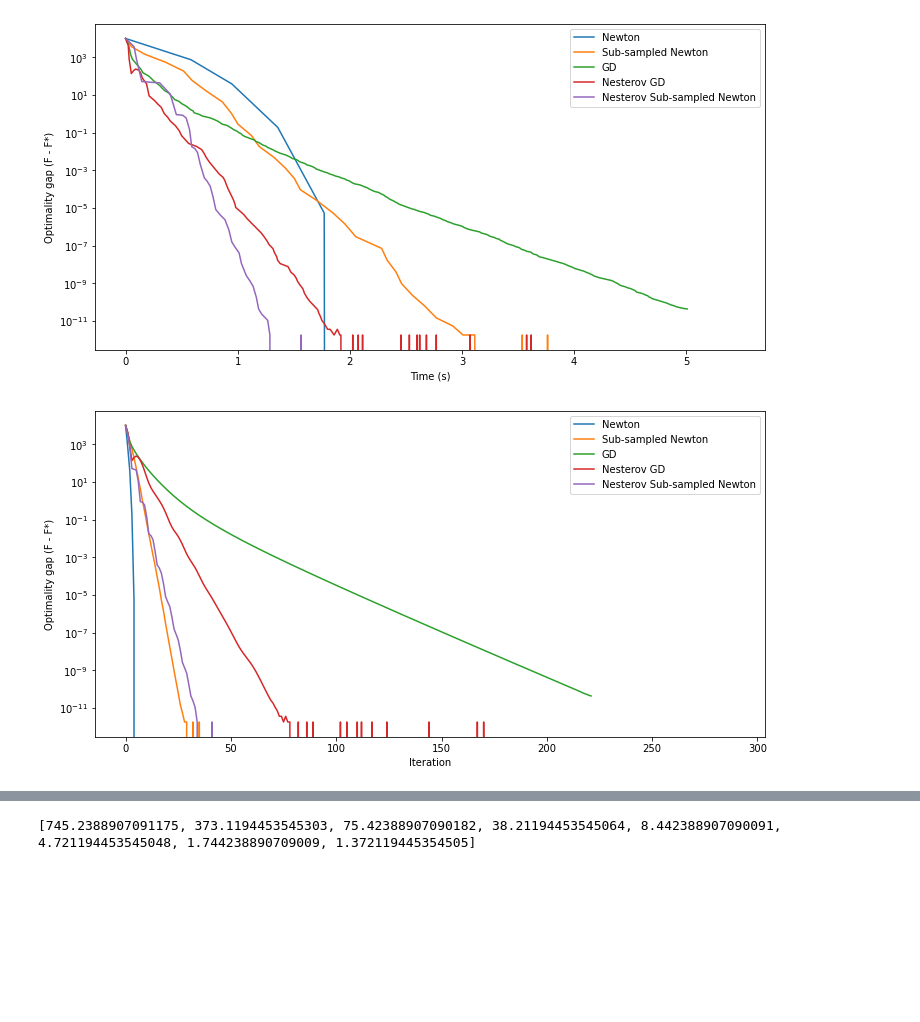
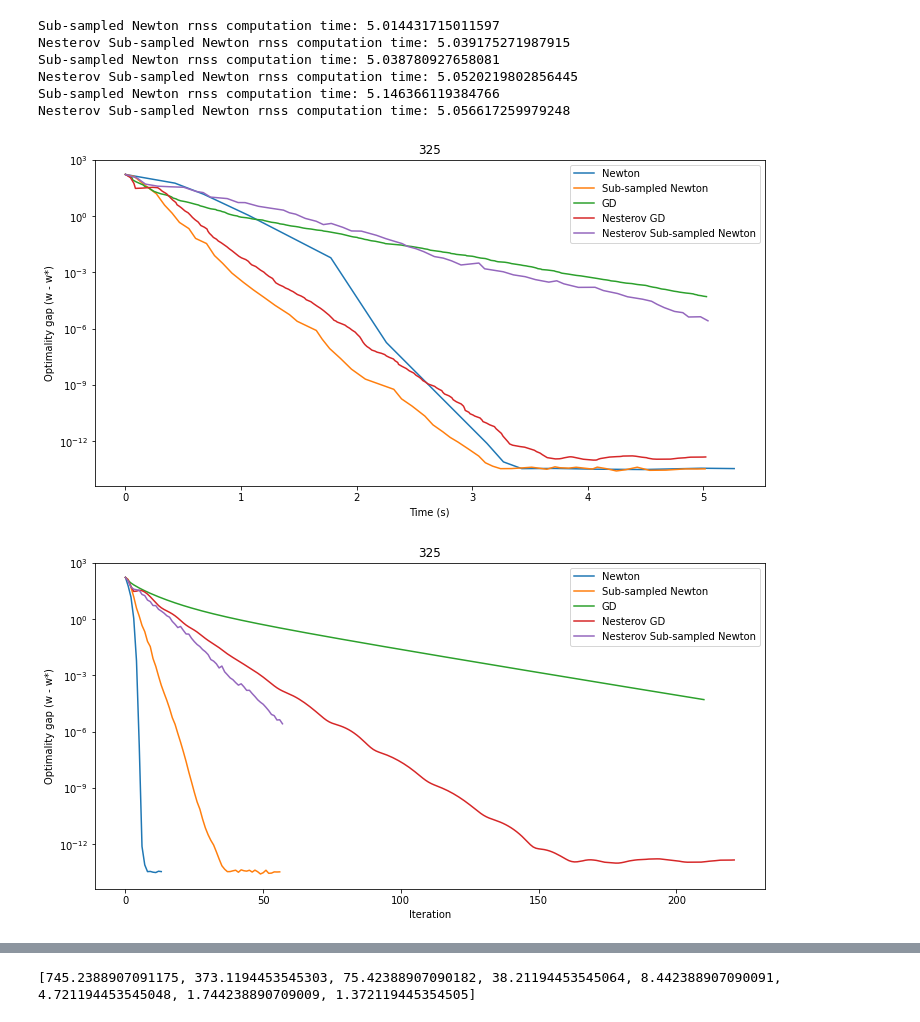
Before and after one commit to First529/Approximate-Newton, a Jupyter notebook: test_a9a.ipynb, the cells around one changed output, grey strips where cells are left out. Cells and saved outputs as stored; diff of their text form; code cells hidden in the pictures; blank space fills up the shorter version.

```diff
--- a/test_a9a.ipynb
+++ b/test_a9a.ipynb
@@ -22,10 +22,10 @@ A = A / np.sqrt((A**2).sum(axis=0))
 # %%
 rl = r.Ridge_Logistic_Regression(0.1)
 st = 5 # stop time
-ss = 20*d  # sampling size
+sss = [int(0.01 * n), int(0.05 * n), int(0.1 * n)]  # sampling size
 lambd = 0.1
 alpha = 0.5
-beta = 0.72
+beta = 0.71
 w, t = newton(A, b, np.zeros(d), rl, lambd, 1,  15)
 w_stars = w[len(t)-1]
 # %% [output]
@@ -33,7 +33,5 @@ Newton computation time: 15.04649305343628
 # %%
 w0, t0 = newton(A, b, np.zeros(d), rl, lambd, 1, st)
-w1, t1 = sub_sampled_newton_rnss(A, b, np.zeros(d), rl, lambd, alpha, st, ss)
 w2, t2 = gd(A, b, np.zeros(d), rl, lambd, alpha, st)
 w3, t3 = nesterov_gd(A, b, np.zeros(d), rl, lambd, alpha, beta, st)
-w4, t4 = nesterov_sub_sampled_newton_rnss(A, b, np.zeros(d), rl, lambd, alpha, beta, st, ss)
 # %% [output]
@@ -56,7 +41,25 @@ plot_graph(ts_iter, w_gaps, 'Iteration', 'Optimality gap (w - w*)')
-# %%
-f_gaps = compute_f_gaps(A, b, ws, ts, w_stars, rl)
-plot_graph(ts, f_gaps, 'Time (s)', 'Optimality gap (F - F*)')
-plot_graph(ts_iter, f_gaps, 'Iteration', 'Optimality gap (F - F*)')
-# %% [output]
-[figure, removed]
-[figure, removed]
+# %%
+for ss in sss:
+    w1, t1 = sub_sampled_newton_rnss(A, b, np.zeros(d), rl, lambd, 1, st, ss)
+    w4, t4 = nesterov_sub_sampled_newton_rnss(A, b, np.zeros(d), rl, lambd, 1, beta, st, ss)
+    ws = [w0,w1,w2,w3,w4]
+    ts = [t0,t1,t2,t3,t4]
+    ts_iters = [np.arange(len(t)) for t in ts]
+
+    w_gaps = compute_w_gaps(ws, ts, w_stars)
+    plot_graph(ts, w_gaps, 'Time (s)', 'Optimality gap (w - w*)', str(ss))
+    plot_graph(ts_iters, w_gaps, 'Iteration', 'Optimality gap (w - w*)', str(ss))
+
+
+    f_gaps = compute_f_gaps(A, b, ws, ts, w_stars, rl)
+    plot_graph(ts, f_gaps, 'Time (s)', 'Optimality gap (F - F*)', str(ss))
+    plot_graph(ts_iters, f_gaps, 'Iteration', 'Optimality gap (F - F*)', str(ss))
+# %% [output]
+Sub-sampled Newton rnss computation time: 5.014431715011597
+Nesterov Sub-sampled Newton rnss computation time: 5.039175271987915
+Sub-sampled Newton rnss computation time: 5.038780927658081
+Nesterov Sub-sampled Newton rnss computation time: 5.0520219802856445
+Sub-sampled Newton rnss computation time: 5.146366119384766
+Nesterov Sub-sampled Newton rnss computation time: 5.056617259979248
+[figure, added]
+[figure, added]
```
Also changed, not shown: parts of 5 cells of this notebook, 7 other files.
